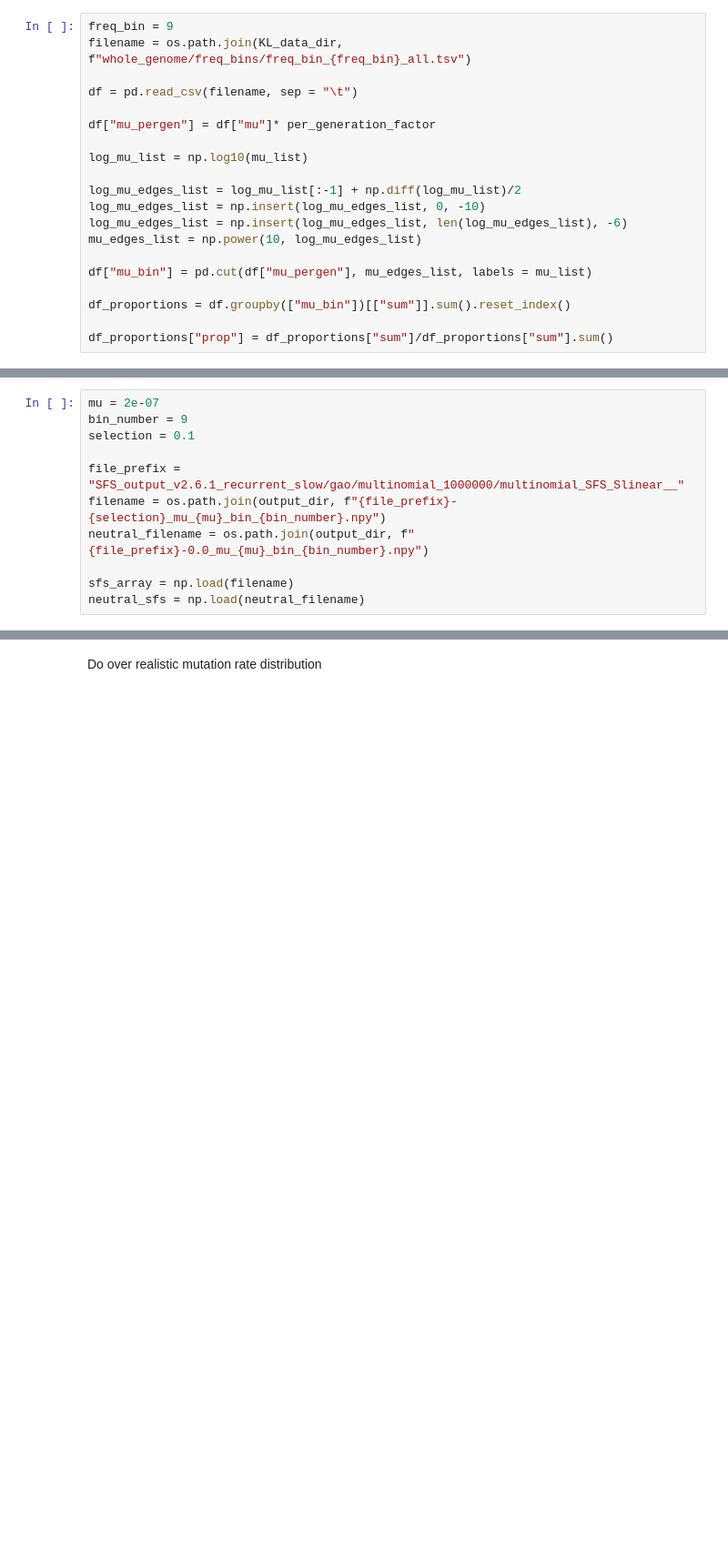
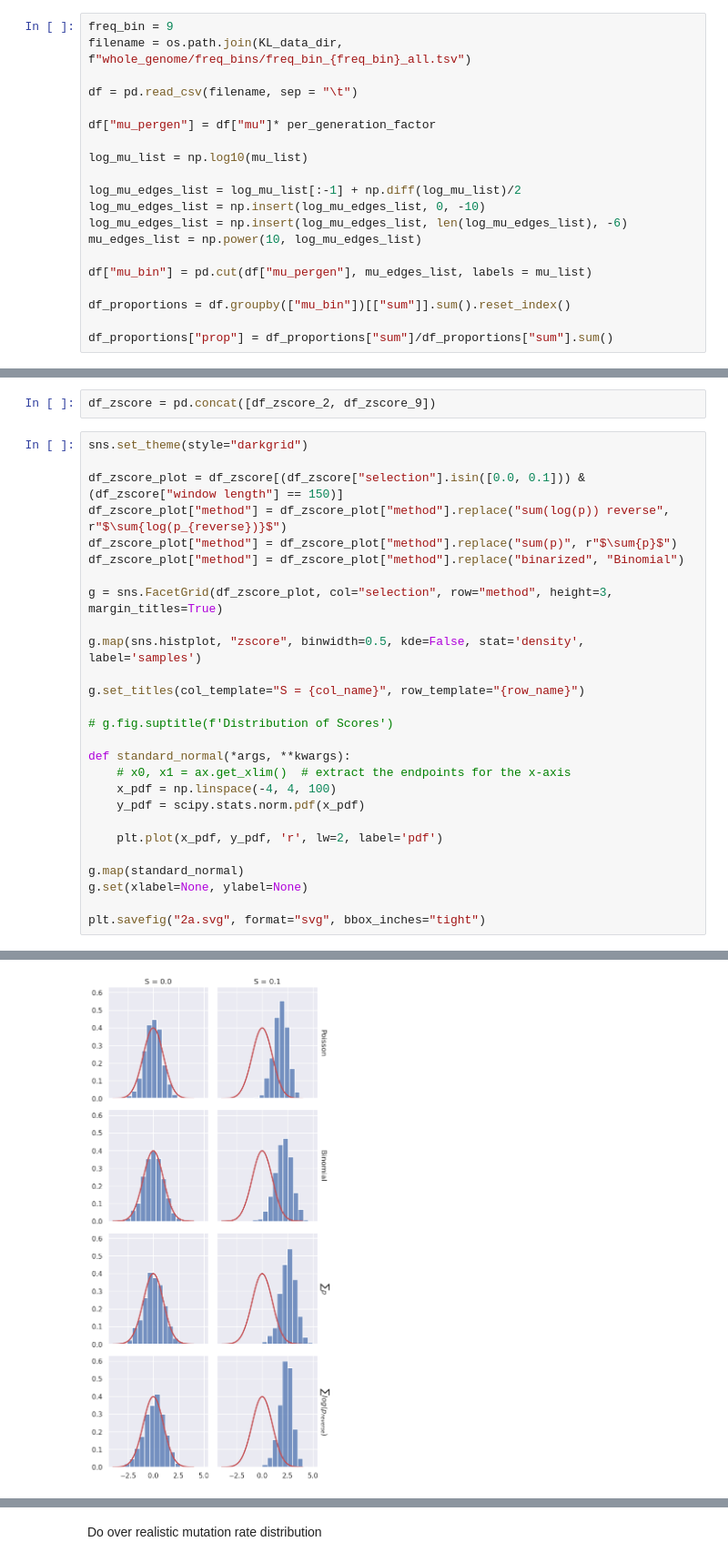
Before and after one commit to dajale423/raKLette, a Jupyter notebook: notebooks/method_validation/power_analysis.ipynb, the cells around one changed output, grey strips where cells are left out. Shown at 91% size. Saved outputs shown, nothing was run; the diff lists cells and outputs as text; blank space fills up the shorter version.

```diff
--- a/notebooks/method_validation/power_analysis.ipynb
+++ b/notebooks/method_validation/power_analysis.ipynb
@@ -136,11 +180,0 @@ class Power_Calculator:
-# %%
-mu = 2e-07
-bin_number = 9
-selection = 0.1
-
-file_prefix = "SFS_output_v2.6.1_recurrent_slow/gao/multinomial_1000000/multinomial_SFS_Slinear__"
-filename = os.path.join(output_dir, f"{file_prefix}-{selection}_mu_{mu}_bin_{bin_number}.npy")
-neutral_filename = os.path.join(output_dir, f"{file_prefix}-0.0_mu_{mu}_bin_{bin_number}.npy")
-
-sfs_array = np.load(filename)
-neutral_sfs = np.load(neutral_filename)
@@ -163,0 +244,30 @@ array([  1.89120009,   1.69169565,   1.48242664,   1.15298026,
+# %%
+df_zscore = pd.concat([df_zscore_2, df_zscore_9])
+# %%
+sns.set_theme(style="darkgrid")
+
+df_zscore_plot = df_zscore[(df_zscore["selection"].isin([0.0, 0.1])) & (df_zscore["window length"] == 150)]
+df_zscore_plot["method"] = df_zscore_plot["method"].replace("sum(log(p)) reverse", r"$\sum{log(p_{reverse})}$")
+df_zscore_plot["method"] = df_zscore_plot["method"].replace("sum(p)", r"$\sum{p}$")
+df_zscore_plot["method"] = df_zscore_plot["method"].replace("binarized", "Binomial")
+
+g = sns.FacetGrid(df_zscore_plot, col="selection", row="method", height=3, margin_titles=True)
+
+g.map(sns.histplot, "zscore", binwidth=0.5, kde=False, stat='density', label='samples')
+
+g.set_titles(col_template="S = {col_name}", row_template="{row_name}")
+
+# g.fig.suptitle(f'Distribution of Scores')
+
+def standard_normal(*args, **kwargs):
+    # x0, x1 = ax.get_xlim()  # extract the endpoints for the x-axis
+    x_pdf = np.linspace(-4, 4, 100)
+    y_pdf = scipy.stats.norm.pdf(x_pdf)
+
+    plt.plot(x_pdf, y_pdf, 'r', lw=2, label='pdf')
+
+g.map(standard_normal)
+g.set(xlabel=None, ylabel=None)
+
+plt.savefig("2a.svg", format="svg", bbox_inches="tight")
+# %% [output]
@@ -163,0 +289 @@ array([  1.89120009,   1.69169565,   1.48242664,   1.15298026,
+[figure, added]
```
Also changed, not shown: parts of 58 cells of this notebook.
